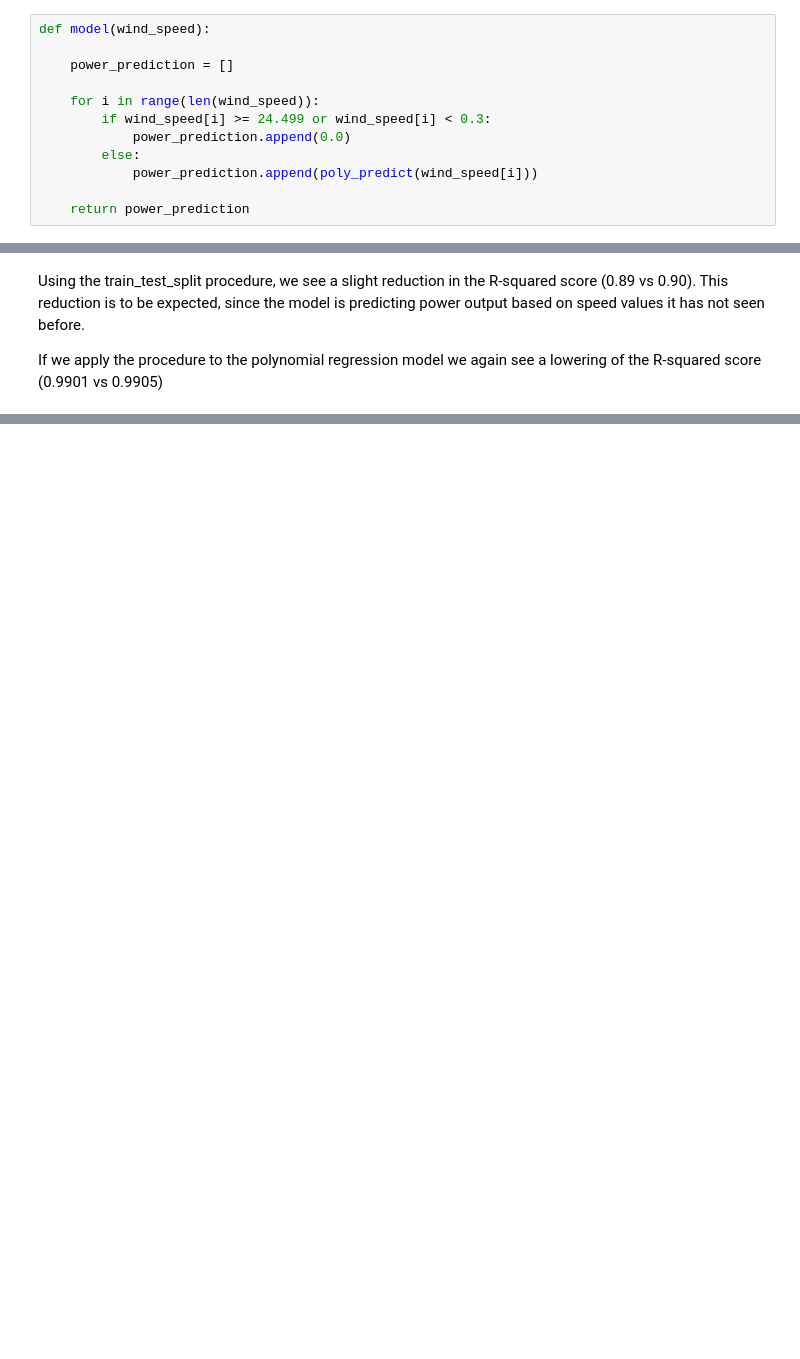
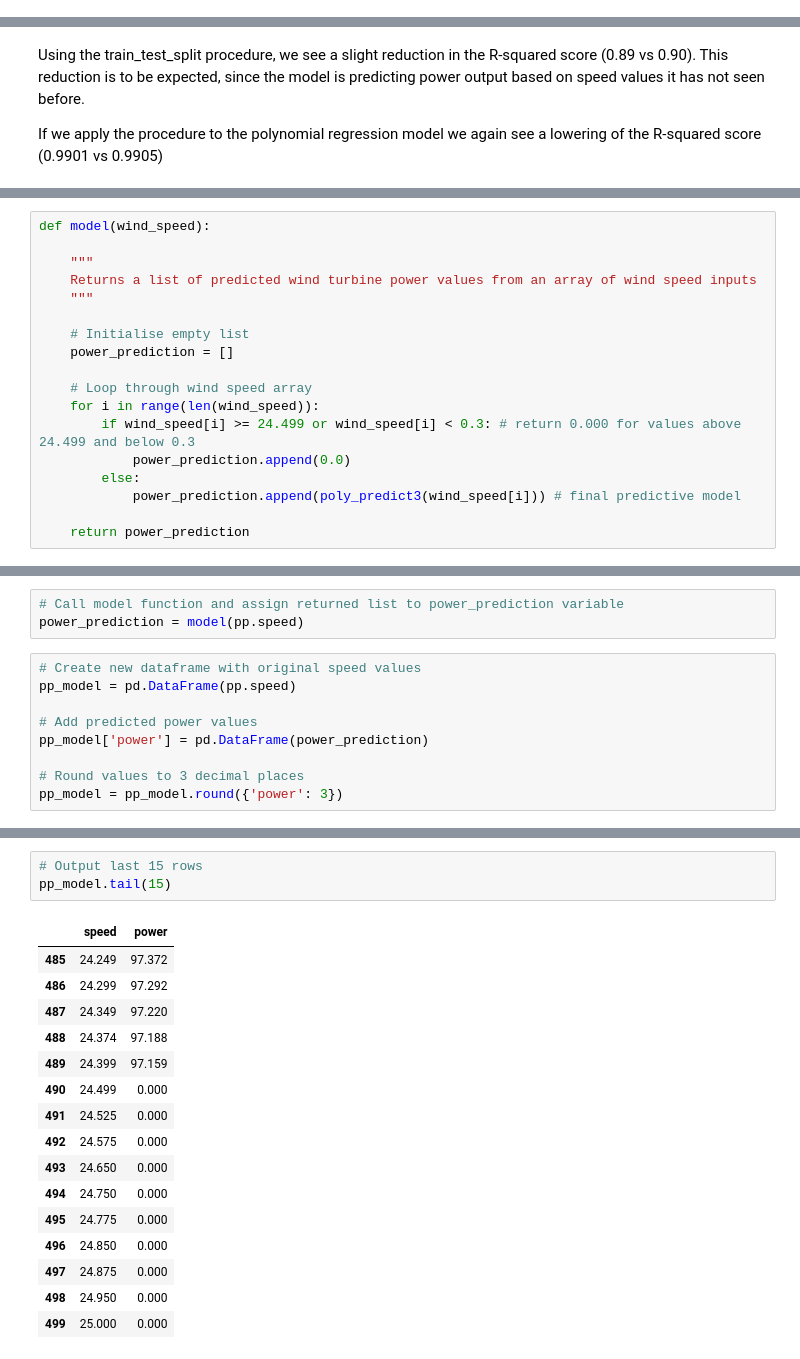
Before and after one commit to colm-o-caoimh/RegressionAnalysis, a Jupyter notebook: FDA_PROJECT2020.ipynb, the cells around one changed output, grey strips where cells are left out. Saved outputs shown, nothing was run; the diff lists cells and outputs as text; blank space fills up the shorter version.

```diff
--- a/FDA_PROJECT2020.ipynb
+++ b/FDA_PROJECT2020.ipynb
@@ -554,12 +537,0 @@ ValueError: cannot insert level_0, already exists
-# %%
-def model(wind_speed):
-
-    power_prediction = []
-
-    for i in range(len(wind_speed)):
-        if wind_speed[i] >= 24.499 or wind_speed[i] < 0.3:
-            power_prediction.append(0.0)
-        else:
-            power_prediction.append(poly_predict(wind_speed[i]))
-
-    return power_prediction
@@ -694,0 +635,18 @@ scores.index(0.9306242340561958)
+# %%
+def model(wind_speed):
+
+    """
+    Returns a list of predicted wind turbine power values from an array of wind speed inputs
+    """
+
+    # Initialise empty list
+    power_prediction = []
+
+    # Loop through wind speed array
+    for i in range(len(wind_speed)):
+        if wind_speed[i] >= 24.499 or wind_speed[i] < 0.3: # return 0.000 for values above 24.499 and below 0.3
+            power_prediction.append(0.0)
+        else:
+            power_prediction.append(poly_predict3(wind_speed[i])) # final predictive model
+
+    return power_prediction
@@ -694,0 +656,12 @@ scores.index(0.9306242340561958)
+# %%
+# Call model function and assign returned list to power_prediction variable
+power_prediction = model(pp.speed)
+# %%
+# Create new dataframe with original speed values
+pp_model = pd.DataFrame(pp.speed)
+
+# Add predicted power values
+pp_model['power'] = pd.DataFrame(power_prediction)
+
+# Round values to 3 decimal places
+pp_model = pp_model.round({'power': 3})
@@ -694,0 +683,20 @@ scores.index(0.9306242340561958)
+# %%
+# Output last 15 rows
+pp_model.tail(15)
+# %% [output]
+|  | speed | power |
+| 485 | 24.249 | 97.372 |
+| 486 | 24.299 | 97.292 |
+| 487 | 24.349 | 97.220 |
+| 488 | 24.374 | 97.188 |
+| 489 | 24.399 | 97.159 |
+| 490 | 24.499 | 0.000 |
+| 491 | 24.525 | 0.000 |
+| 492 | 24.575 | 0.000 |
+| 493 | 24.650 | 0.000 |
+| 494 | 24.750 | 0.000 |
+| 495 | 24.775 | 0.000 |
+| 496 | 24.850 | 0.000 |
+| 497 | 24.875 | 0.000 |
+| 498 | 24.950 | 0.000 |
+| 499 | 25.000 | 0.000 |
```
Also changed, not shown: parts of 44 cells of this notebook.
